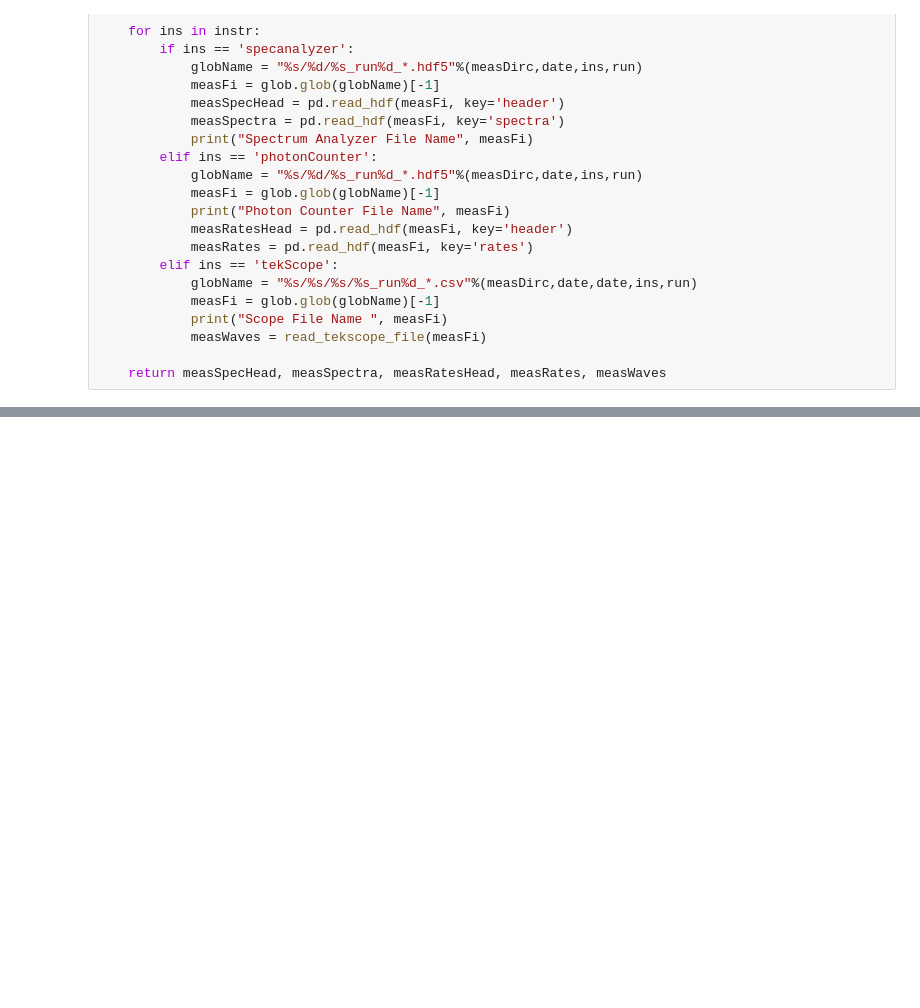
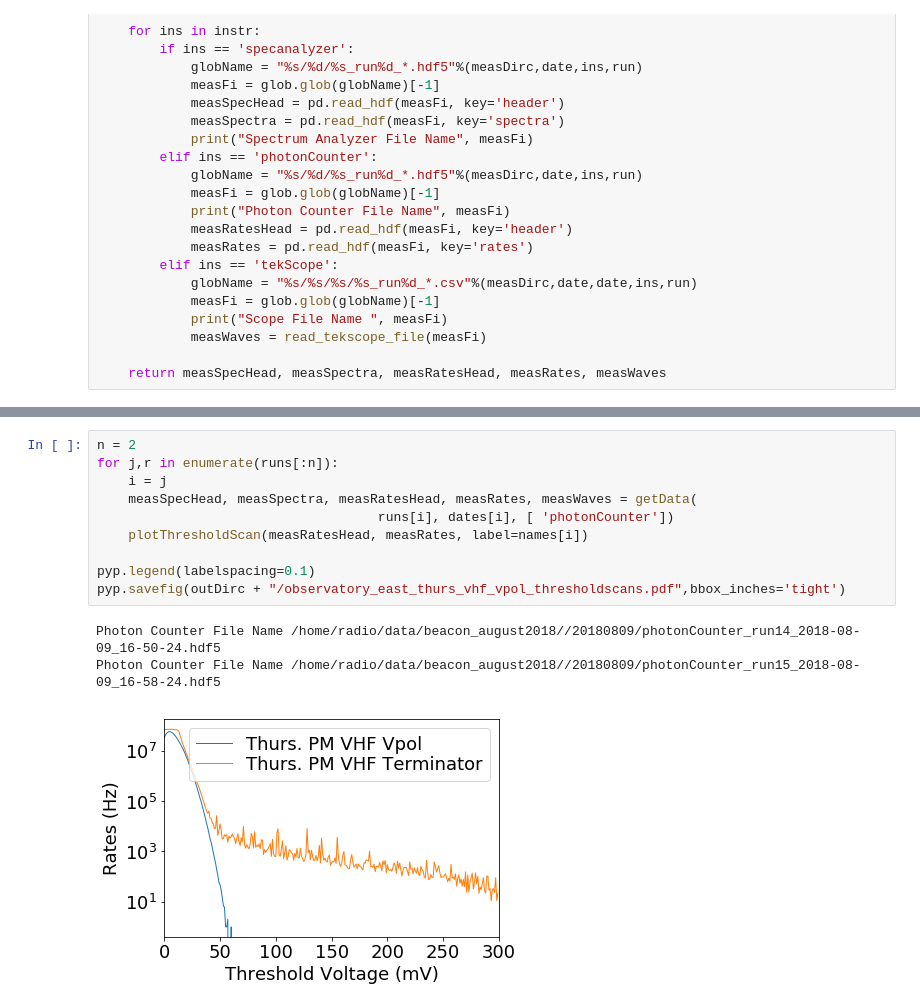
Before and after one commit to swissel/beacon_notebooks, a Jupyter notebook: BEACON August Full Analysis.ipynb, the cells around one changed output, grey strips where cells are left out. Drawn from its saved outputs; the diff is of its cells as text; blank space fills up the shorter version.

```diff
--- a/BEACON August Full Analysis.ipynb
+++ b/BEACON August Full Analysis.ipynb
@@ -484,0 +278,14 @@ pyp.grid(True,which='both')
+# %%
+n = 2
+for j,r in enumerate(runs[:n]):
+    i = j
+    measSpecHead, measSpectra, measRatesHead, measRates, measWaves = getData(
+                                    runs[i], dates[i], [ 'photonCounter'])
+    plotThresholdScan(measRatesHead, measRates, label=names[i])
+
+pyp.legend(labelspacing=0.1)
+pyp.savefig(outDirc + "/observatory_east_thurs_vhf_vpol_thresholdscans.pdf",bbox_inches='tight')
+# %% [output]
+Photon Counter File Name /home/radio/data/beacon_august2018//20180809/photonCounter_run14_2018-08-09_16-50-24.hdf5
+Photon Counter File Name /home/radio/data/beacon_august2018//20180809/photonCounter_run15_2018-08-09_16-58-24.hdf5
+[figure, added]
```
Also changed, not shown: parts of 92 cells of this notebook, 52 other files.
